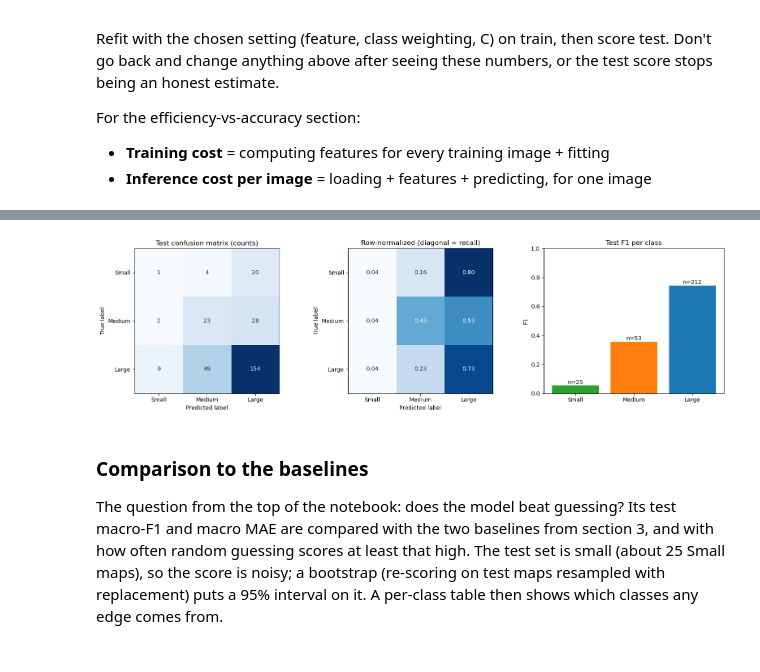
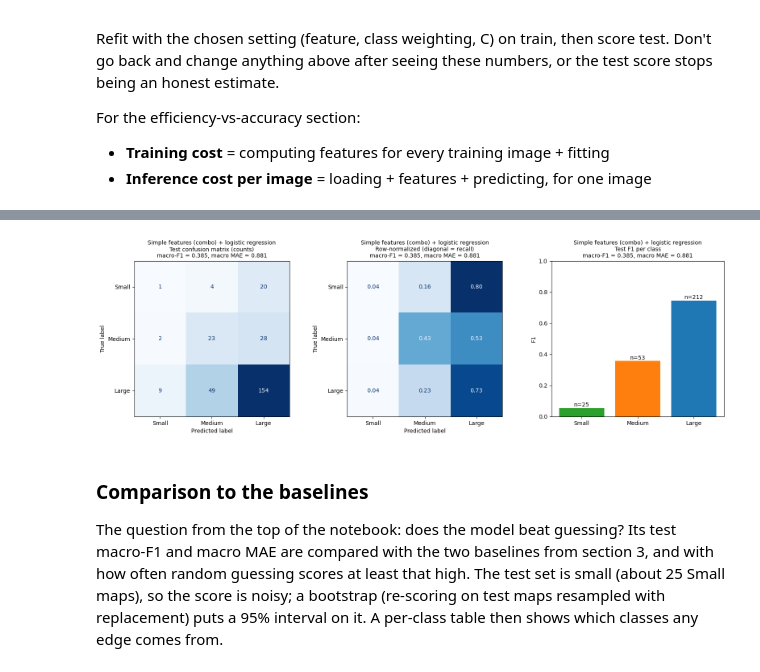
Before and after one commit to sidsridhar0/281project, a Jupyter notebook: scripts/3-simple_model.ipynb, the cells around one changed output, grey strips where cells are left out. Cells and saved outputs as stored; diff of their text form; code cells hidden in the pictures.

```diff
--- a/scripts/3-simple_model.ipynb
+++ b/scripts/3-simple_model.ipynb
@@ -891,31 +891,35 @@ weighted avg      0.620     0.614     0.614       290
 # %%
 # Confusion Matrix, Src: DATASCI207
 
-fig, axes = plt.subplots(1, 3, figsize=(16, 4.5))
+fig, axes = plt.subplots(1, 3, figsize=(16, 5))
+
+# The model and its scores go in every title, so each panel can be cropped on its own for slides
+model_name = f"Simple features ({FINAL_FEATURE}) + logistic regression"
+score_line = f"macro-F1 = {test_scores['macro_f1']:.3f}, macro MAE = {test_scores['macro_mae']:.3f}"
 
 
 counts = confusion_matrix(y["test"], test_pred)
 ConfusionMatrixDisplay(counts, display_labels=CLASS_NAMES).plot(ax=axes[0], cmap="Blues", colorbar=False)
-axes[0].set_title("Test confusion matrix (counts)")
+axes[0].set_title(f"{model_name}\nTest confusion matrix (counts)\n{score_line}", fontsize=10)
 
 # Each row adds up to 1, so the diagonal is the recall of that class
 rates = confusion_matrix(y["test"], test_pred, normalize="true")
 ConfusionMatrixDisplay(rates, display_labels=CLASS_NAMES).plot(ax=axes[1], cmap="Blues", values_format=".2f", colorbar=False)
-axes[1].set_title("Row-normalized (diagonal = recall)")
+axes[1].set_title(f"{model_name}\nRow-normalized (diagonal = recall)\n{score_line}", fontsize=10)
 
 class_counts = np.bincount(y["test"], minlength=3)
 bars = axes[2].bar(CLASS_NAMES, per_class_f1, color=["tab:green", "tab:orange", "tab:blue"])
 for k in range(3):
     bar = bars[k]
     axes[2].text(bar.get_x() + bar.get_width() / 2, bar.get_height() + 0.01, f"n={class_counts[k]}", ha="center")
 axes[2].set_ylim(0, 1)
 axes[2].set_ylabel("F1")
-axes[2].set_title("Test F1 per class")
+axes[2].set_title(f"{model_name}\nTest F1 per class\n{score_line}", fontsize=10)
 
 plt.tight_layout()
 plt.show()
 # %% [output]
-[figure, old version]
+[figure, new version]
 # %% [markdown]
 ### Comparison to the baselines
 
```
Also changed, not shown: parts of 3 cells of this notebook, 1 other file.
